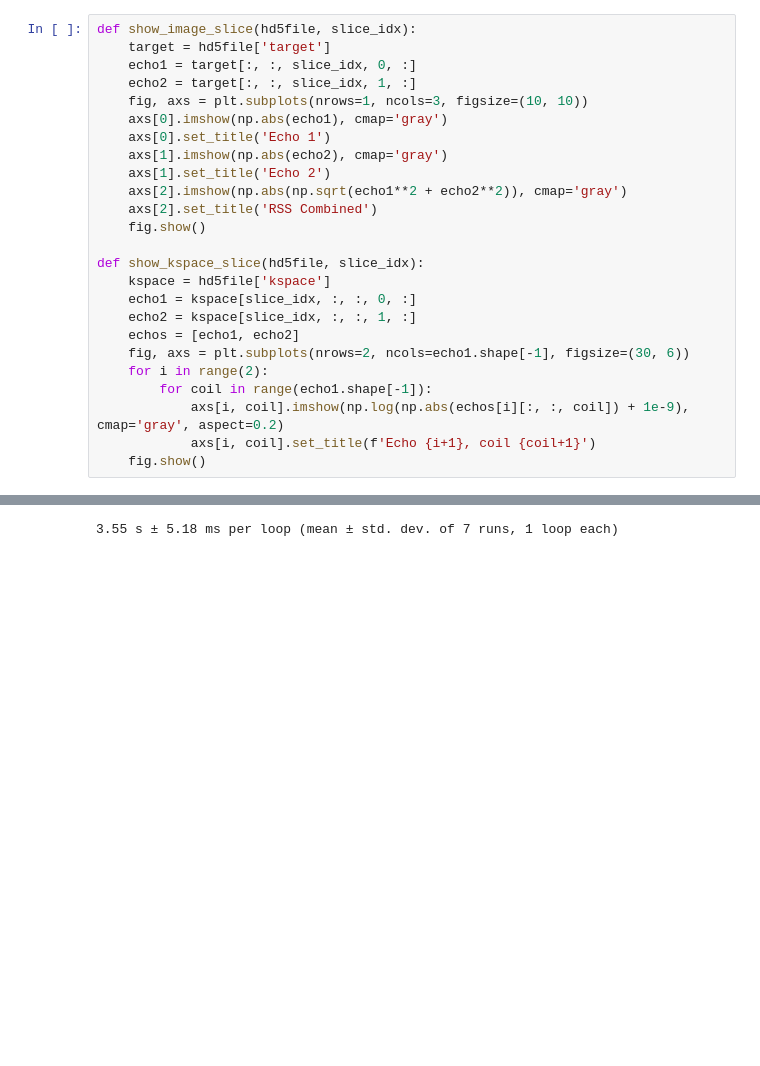
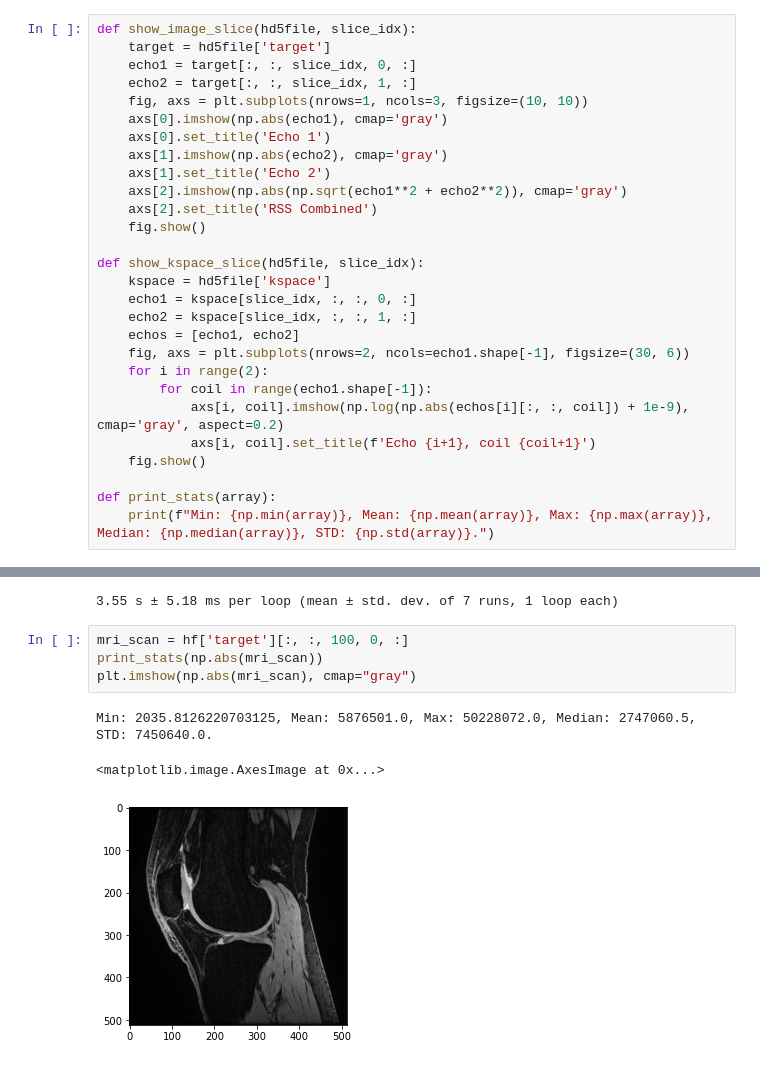
Before and after one commit to LysanderdeJong/RecSeg, a Jupyter notebook: skm-tea_explorer.ipynb, the cells around one changed output, grey strips where cells are left out. Cells and saved outputs as stored; diff of their text form; blank space fills up the shorter version.

Commit message:
Fixed data loading in incorrect order. Added visuals for wandb.

```diff
--- a/skm-tea_explorer.ipynb
+++ b/skm-tea_explorer.ipynb
@@ -92,6 +92,9 @@ def show_kspace_slice(hd5file, slice_idx):
             axs[i, coil].imshow(np.log(np.abs(echos[i][:, :, coil]) + 1e-9), cmap='gray', aspect=0.2)
             axs[i, coil].set_title(f'Echo {i+1}, coil {coil+1}')
     fig.show()
+
+def print_stats(array):
+    print(f"Min: {np.min(array)}, Mean: {np.mean(array)}, Max: {np.max(array)}, Median: {np.median(array)}, STD: {np.std(array)}.")
 # %%
 show_image_slice(hf, 100)
 show_kspace_slice(hf, 100)
@@ -175,3 +178,11 @@ for i in rand_indices[:100]:
     seg = read_seg_mask(os.path.join(mri_data_root, segmentation_mask_folder, fname), slice_idx)
 # %% [output]
 3.55 s ± 5.18 ms per loop (mean ± std. dev. of 7 runs, 1 loop each)
+# %%
+mri_scan = hf['target'][:, :, 100, 0, :]
+print_stats(np.abs(mri_scan))
+plt.imshow(np.abs(mri_scan), cmap="gray")
+# %% [output]
+Min: 2035.8126220703125, Mean: 5876501.0, Max: 50228072.0, Median: 2747060.5, STD: 7450640.0.
+<matplotlib.image.AxesImage at 0x...>
+[figure, added]
```
Also changed, not shown: parts of 1 cell of this notebook, 5 other files.
